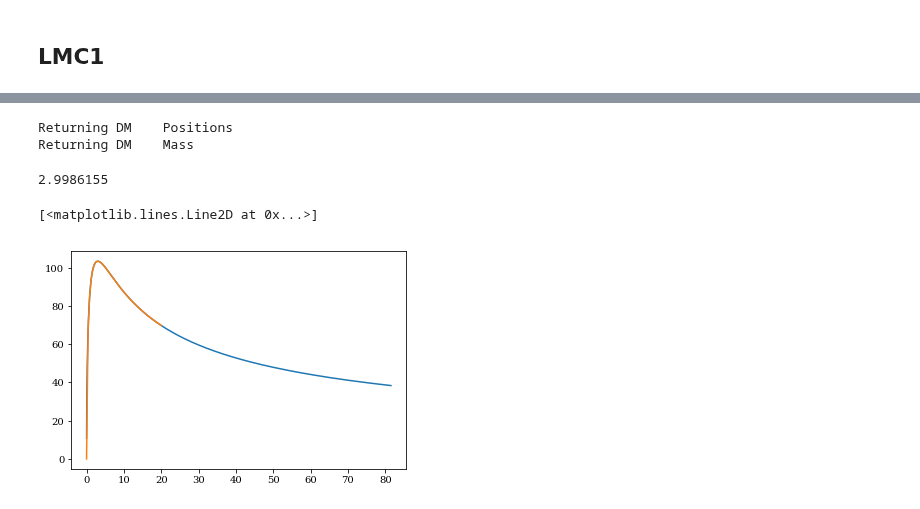
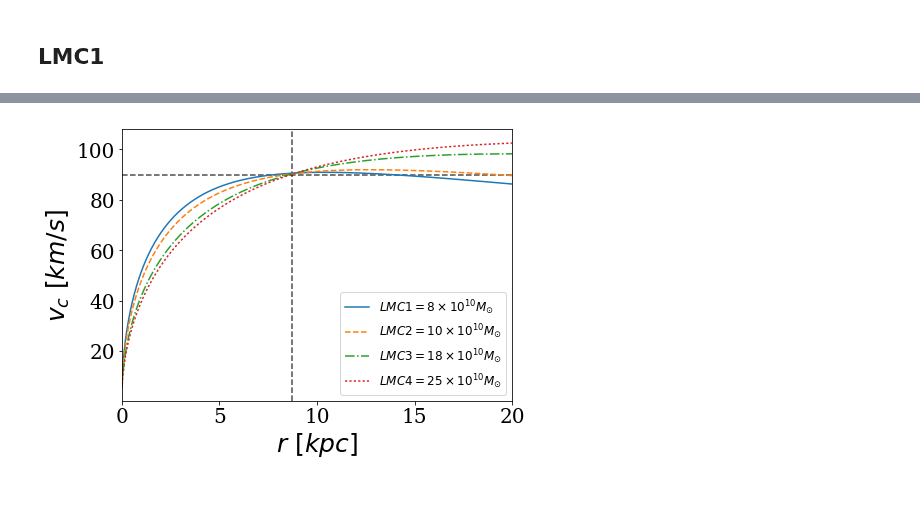
Before and after one commit to jngaravitoc/LMC-MW, a Jupyter notebook: code/LMC_model.ipynb, the cells around one changed output, grey strips where cells are left out. Drawn from its saved outputs; the diff is of its cells as text; code cells hidden in the pictures.

Commit message:
plot of LMC vc

```diff
--- a/code/LMC_model.ipynb
+++ b/code/LMC_model.ipynb
@@ -91,10 +86,0 @@ print(a[0])
-# %%
-LMC1_pos = readsnap('../data/ICs/LMC/LMC1_010', 'pos', 'dm')
-LMC1_m = readsnap('../data/ICs/LMC/LMC1_010', 'mass', 'dm')
-# %% [output]
-Returning DM    Positions
-Returning DM    Mass
-# %%
-sum((LMC1_m))
-# %% [output]
-2.9986155
@@ -103,7 +87,24 @@ vc = np.loadtxt('../data/ICs/LMC/rotcurve.txt')
-# %%
-plot(vc[:,0], vc[:,1])
-v_rLMC1 = profiles.vc_hernquist(a[0], r, 0, 0, Mass[0])
-plot(r, v_rLMC1)
-# %% [output]
-[<matplotlib.lines.Line2D at 0x...>]
-[figure, removed]
+# %%
+vc3 = np.loadtxt('LMC3_rotcurve.txt', skiprows=1)
+vc4 = np.loadtxt('LMC4_rotcurve.txt', skiprows=1)
+vc5 = np.loadtxt('LMC5_rotcurve.txt', skiprows=1)
+vc6 = np.loadtxt('LMC6_rotcurve.txt', skiprows=1)
+# %%
+figure(figsize(7,5))
+axvline(8.7, ls='--', c='k', alpha=0.7)
+axhline(90, ls='--', c='k', alpha=0.7)
+plot(vc3[:,0], vc3[:,1], ls='-', label=r'$LMC1=8 \times 10^{10}M_{\odot}$')
+plot(vc4[:,0], vc4[:,1], ls='--', label=r'$LMC2=10 \times 10^{10}M_{\odot}$')
+plot(vc5[:,0], vc5[:,1], ls='-.', label=r'$LMC3=18 \times 10^{10}M_{\odot}$')
+plot(vc6[:,0], vc6[:,1], ls=':', label=r'$LMC4=25 \times 10^{10}M_{\odot}$')
+xlim(0, 20)
+xlabel('$r\ [kpc]}$', fontsize=25)
+ylabel('$v_c\ [km/s]$', fontsize=25)
+legend(fontsize=12)
+
+#v_rLMC1 = profiles.vc_hernquist(a[2], r, 0, 0, Mass[2])
+#plot(r, v_rLMC1)
+savefig('../../MW_anisotropy/figures/LMC_rot_curves.pdf', bbox_inches='tight')
+savefig('../../MW_anisotropy/figures/LMC_rot_curves.png', bbox_inches='tight')
+# %% [output]
+[figure, added]
```
Also changed, not shown: parts of 3 cells of this notebook.
